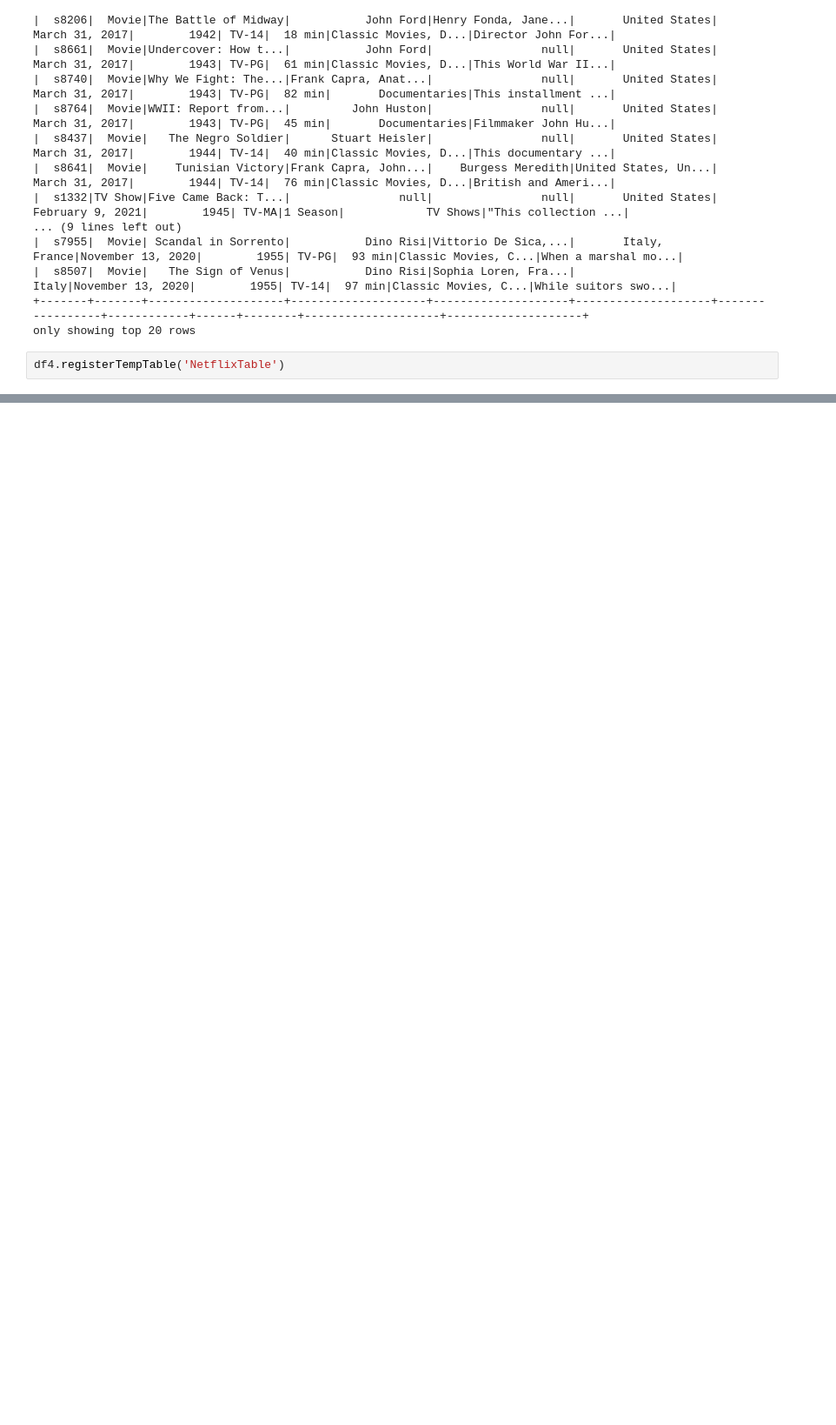
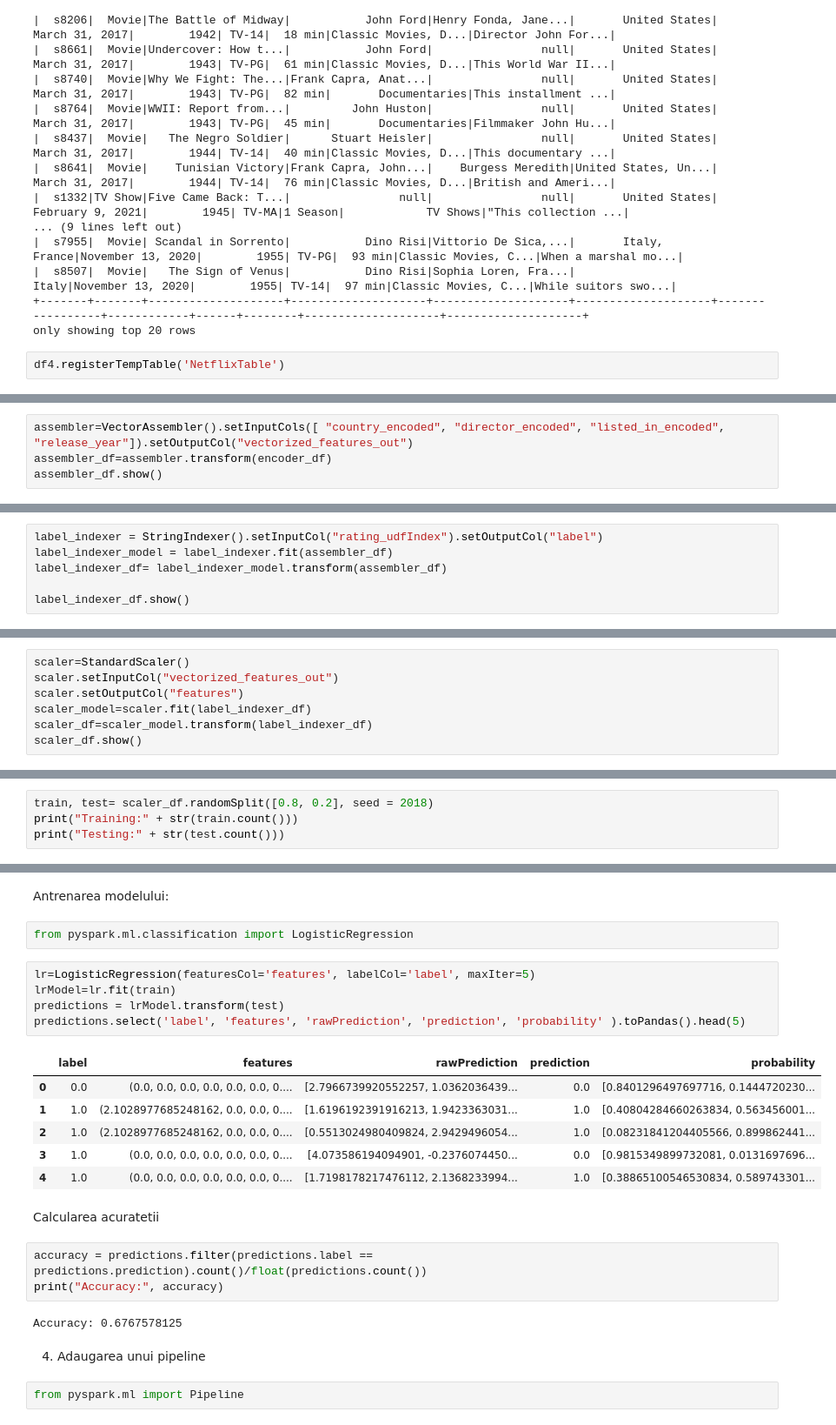
Before and after one commit to anabiancachiricu/BigDataProject, a Jupyter notebook: BigDataProject.ipynb, the cells around one changed output, grey strips where cells are left out. Shown at 87% size. Cells and saved outputs as stored; diff of their text form; blank space fills up the shorter version.

```diff
--- a/BigDataProject.ipynb
+++ b/BigDataProject.ipynb
@@ -135,0 +436,4 @@ only showing top 20 rows
+# %%
+assembler=VectorAssembler().setInputCols([ "country_encoded", "director_encoded", "listed_in_encoded",  "release_year"]).setOutputCol("vectorized_features_out")
+assembler_df=assembler.transform(encoder_df)
+assembler_df.show()
@@ -135,0 +460,6 @@ only showing top 20 rows
+# %%
+label_indexer = StringIndexer().setInputCol("rating_udfIndex").setOutputCol("label")
+label_indexer_model = label_indexer.fit(assembler_df)
+label_indexer_df= label_indexer_model.transform(assembler_df)
+
+label_indexer_df.show()
@@ -135,0 +486,7 @@ only showing top 20 rows
+# %%
+scaler=StandardScaler()
+scaler.setInputCol("vectorized_features_out")
+scaler.setOutputCol("features")
+scaler_model=scaler.fit(label_indexer_df)
+scaler_df=scaler_model.transform(label_indexer_df)
+scaler_df.show()
@@ -135,0 +513,4 @@ only showing top 20 rows
+# %%
+train, test= scaler_df.randomSplit([0.8, 0.2], seed = 2018)
+print("Training:" + str(train.count()))
+print("Testing:" + str(test.count()))
@@ -135,0 +531,27 @@ only showing top 20 rows
+# %% [markdown]
+Antrenarea modelului:
+# %%
+from pyspark.ml.classification import LogisticRegression
+# %%
+lr=LogisticRegression(featuresCol='features', labelCol='label', maxIter=5)
+lrModel=lr.fit(train)
+predictions = lrModel.transform(test)
+predictions.select('label', 'features', 'rawPrediction', 'prediction', 'probability' ).toPandas().head(5)
+# %% [output]
+|  | label | features | rawPrediction | prediction | probability |
+| 0 | 0.0 | (0.0, 0.0, 0.0, 0.0, 0.0, 0.0, 0.... | [2.7966739920552257, 1.0362036439... | 0.0 | [0.8401296497697716, 0.1444720230... |
+| 1 | 1.0 | (2.1028977685248162, 0.0, 0.0, 0.... | [1.6196192391916213, 1.9423363031... | 1.0 | [0.40804284660263834, 0.563456001... |
+| 2 | 1.0 | (2.1028977685248162, 0.0, 0.0, 0.... | [0.5513024980409824, 2.9429496054... | 1.0 | [0.08231841204405566, 0.899862441... |
+| 3 | 1.0 | (0.0, 0.0, 0.0, 0.0, 0.0, 0.0, 0.... | [4.073586194094901, -0.2376074450... | 0.0 | [0.9815349899732081, 0.0131697696... |
+| 4 | 1.0 | (0.0, 0.0, 0.0, 0.0, 0.0, 0.0, 0.... | [1.7198178217476112, 2.1368233994... | 1.0 | [0.38865100546530834, 0.589743301... |
+# %% [markdown]
+Calcularea acuratetii
+# %%
+accuracy = predictions.filter(predictions.label == predictions.prediction).count()/float(predictions.count())
+print("Accuracy:", accuracy)
+# %% [output]
+Accuracy: 0.6767578125
+# %% [markdown]
+4. Adaugarea unui pipeline
+# %%
+from pyspark.ml import Pipeline
```
Also changed, not shown: parts of 39 cells of this notebook.
